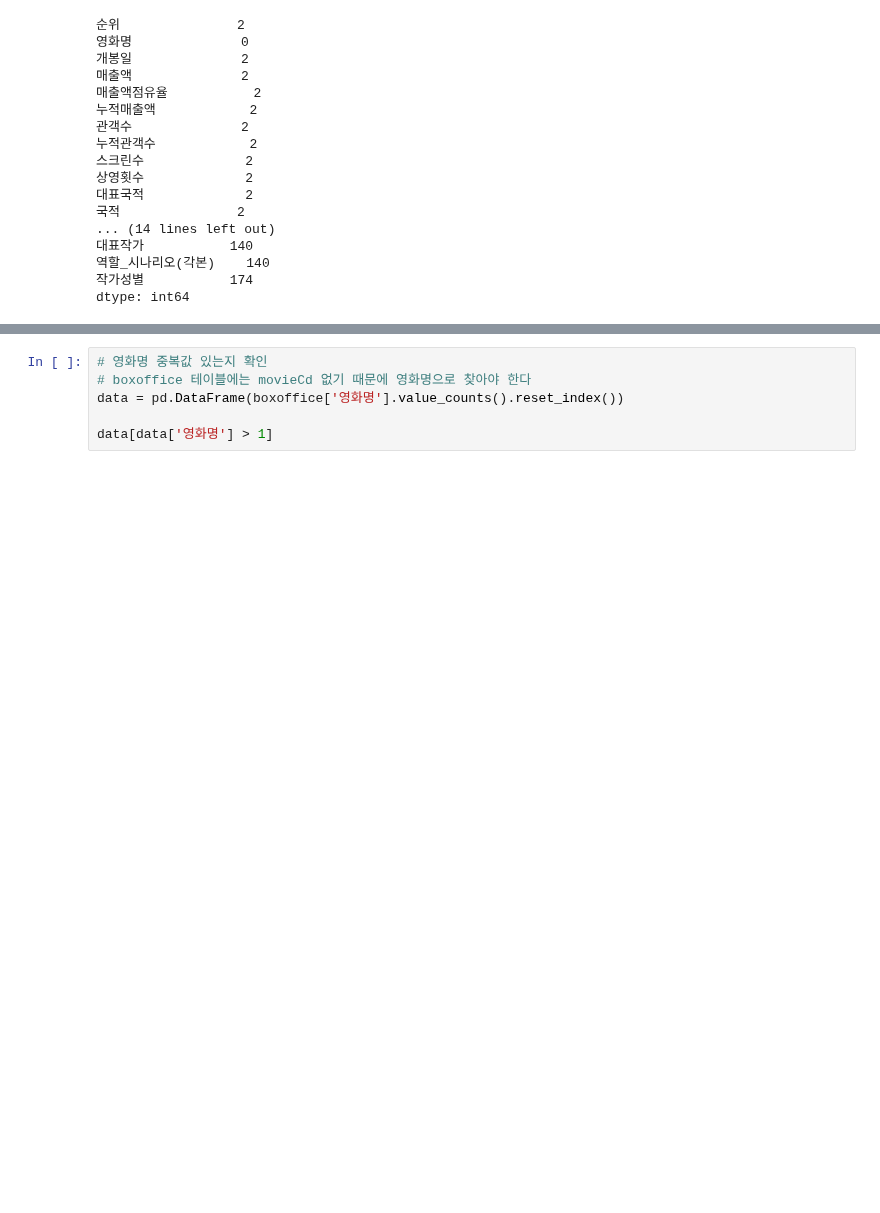
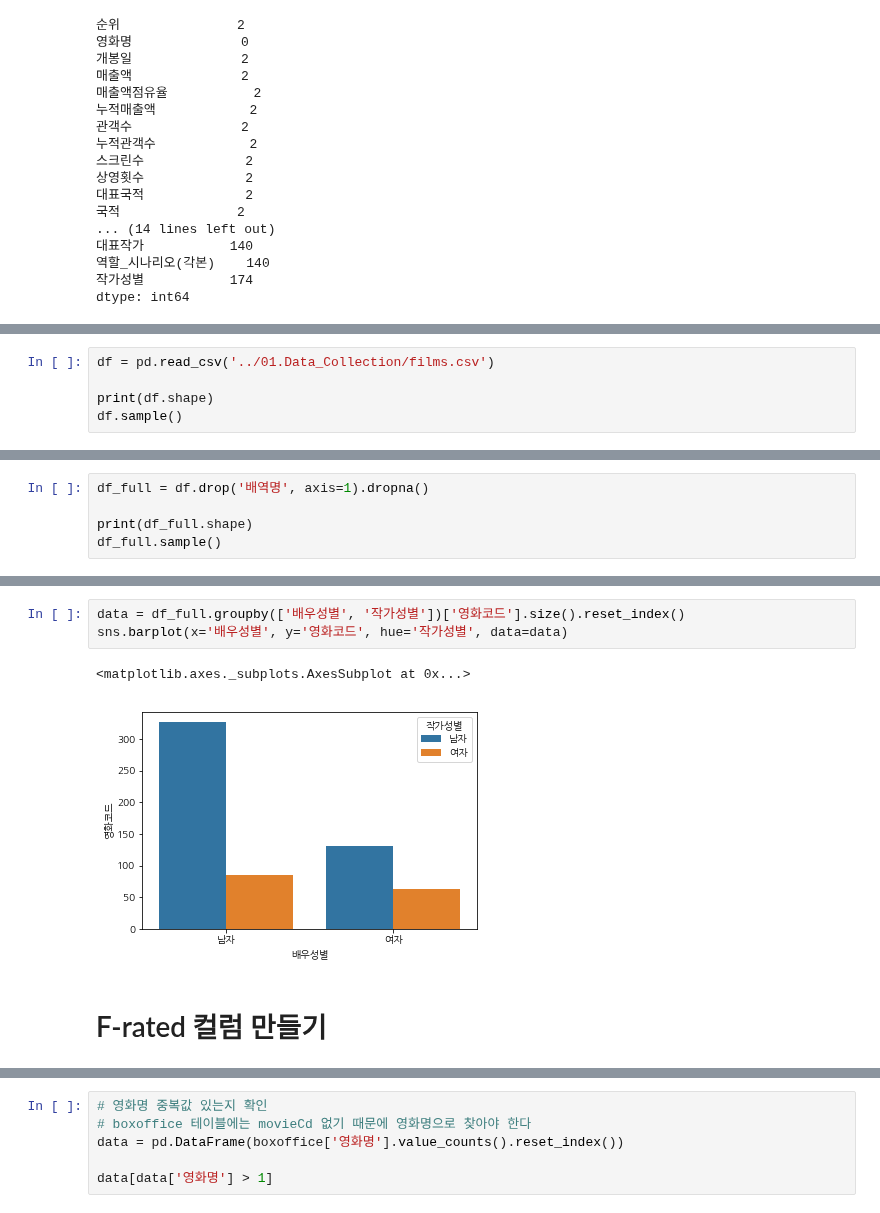
Before and after one commit to kim4pb/Female-led-Korean-Films, a Jupyter notebook: 02.EDA/Writer_EDA.ipynb, the cells around one changed output, grey strips where cells are left out. Saved outputs shown, nothing was run; the diff lists cells and outputs as text; blank space fills up the shorter version.

Commit message:
2019-11-12 F-rated 함수 구현, 작가 정보 시각화해서 보는 중

```diff
--- a/02.EDA/Writer_EDA.ipynb
+++ b/02.EDA/Writer_EDA.ipynb
@@ -366,0 +371,5 @@ dtype: int64
+# %%
+df = pd.read_csv('../01.Data_Collection/films.csv')
+
+print(df.shape)
+df.sample()
@@ -366,0 +403,5 @@ dtype: int64
+# %%
+df_full = df.drop('배역명', axis=1).dropna()
+
+print(df_full.shape)
+df_full.sample()
@@ -366,0 +420,8 @@ dtype: int64
+# %%
+data = df_full.groupby(['배우성별', '작가성별'])['영화코드'].size().reset_index()
+sns.barplot(x='배우성별', y='영화코드', hue='작가성별', data=data)
+# %% [output]
+<matplotlib.axes._subplots.AxesSubplot at 0x...>
+[figure, added]
+# %% [markdown]
+# F-rated 컬럼 만들기
```
Also changed, not shown: parts of 15 cells of this notebook.
